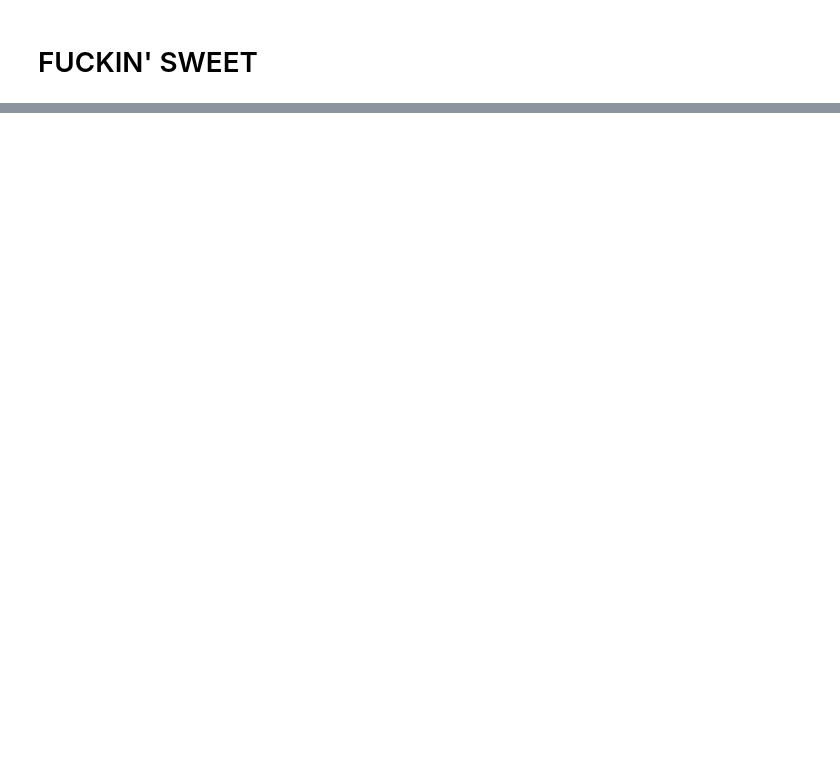
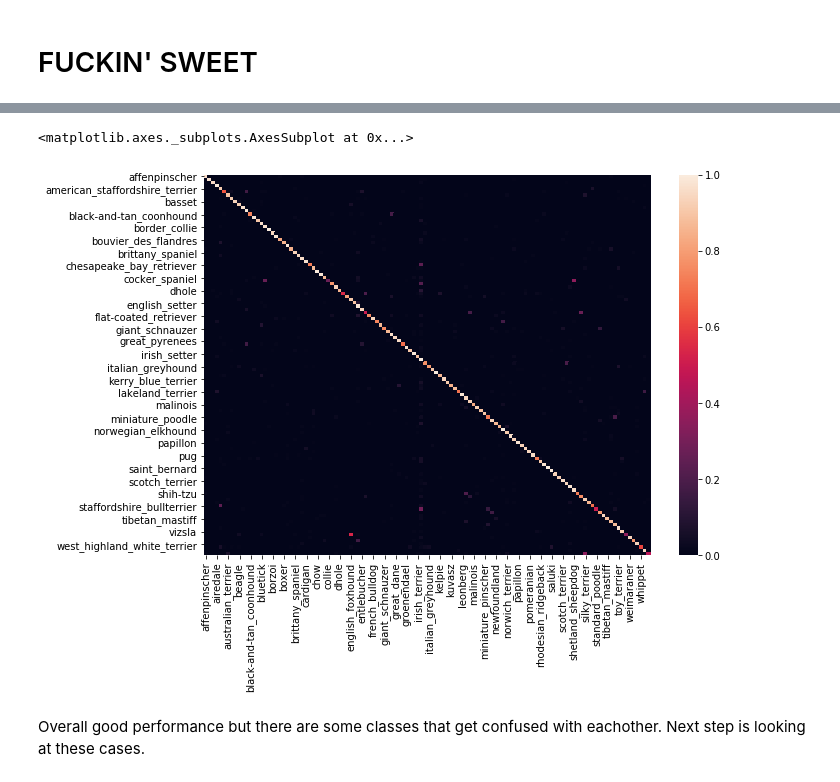
Before and after one commit to KDercksen/hunter2_dbi, a Jupyter notebook: data_exploration.ipynb, the cells around one changed output, grey strips where cells are left out. Drawn from its saved outputs; the diff is of its cells as text; code cells hidden in the pictures; blank space fills up the shorter version.

```diff
--- a/data_exploration.ipynb
+++ b/data_exploration.ipynb
@@ -59,0 +91,12 @@ ax3.imshow(imgs[2]/255)
+# %%
+labels = get_labels().sort_values(by=['breed']).breed.unique()
+conf_arr = np.genfromtxt('conf_mat1.csv', delimiter=',')
+conf_arr = conf_arr / conf_arr.sum(axis=1)[:, np.newaxis]
+df_cm = pd.DataFrame(conf_arr, index = labels, columns = labels)
+plt.figure(figsize = (10,7))
+sn.heatmap(df_cm)
+# %% [output]
+<matplotlib.axes._subplots.AxesSubplot at 0x...>
+[figure, added]
+# %% [markdown]
+Overall good performance but there are some classes that get confused with eachother. Next step is looking at these cases.
```
Also changed, not shown: parts of 5 cells of this notebook, 2 other files.
